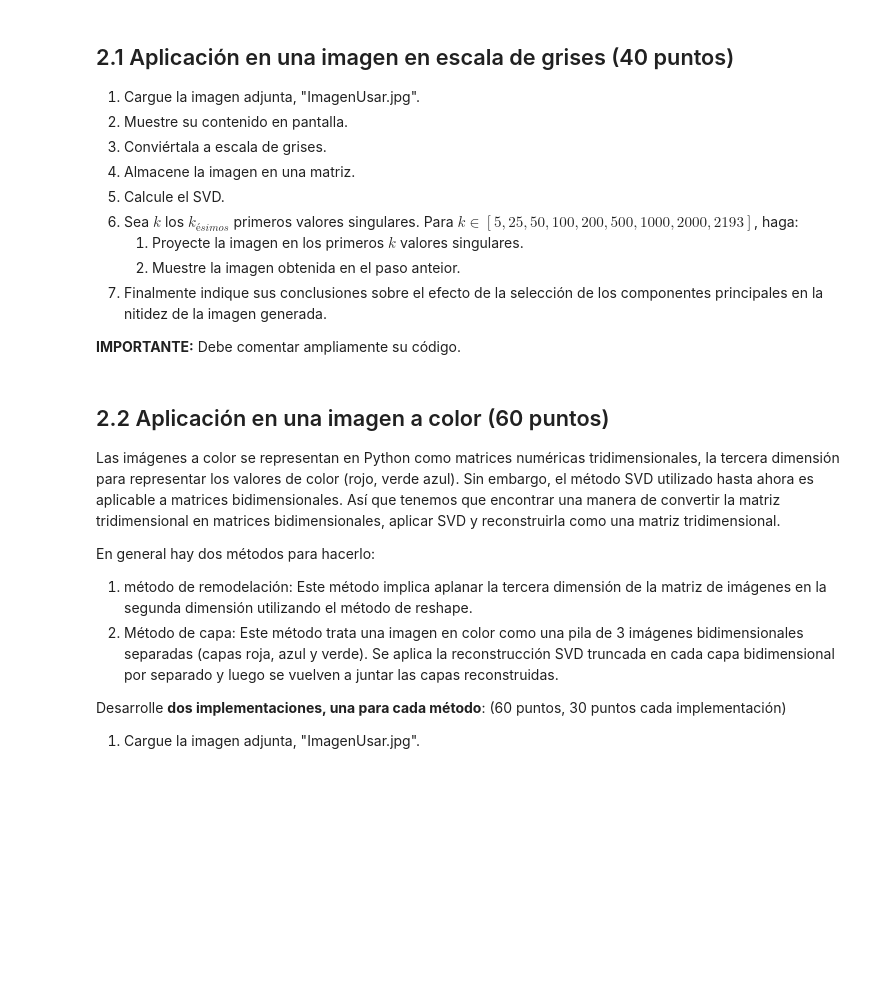
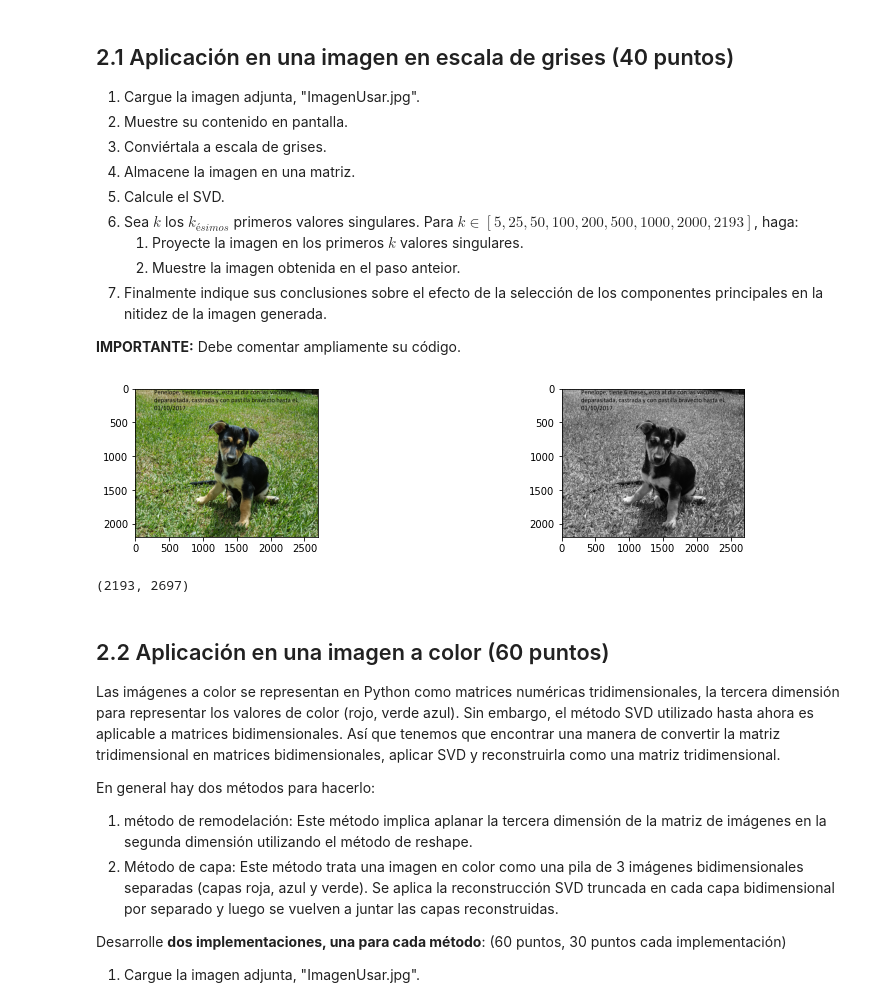
Before and after one commit to GabrielVargasR/University-Artificial-Intelligence, a Jupyter notebook: TC1 - SVD/2021-2-Trabajo_Corto_01.ipynb, the cells around one changed output. Cells and saved outputs as stored; diff of their text form; code cells hidden in the pictures; blank space fills up the shorter version.

Commit message:
worked on grayscale image

```diff
--- a/TC1 - SVD/2021-2-Trabajo_Corto_01.ipynb
+++ b/TC1 - SVD/2021-2-Trabajo_Corto_01.ipynb
@@ -346,6 +346,39 @@ ___
 1. Finalmente indique sus conclusiones sobre el efecto de la selección de los componentes principales en la nitidez de la imagen generada.
 
 **IMPORTANTE:** Debe comentar ampliamente su código.
+# %%
+import matplotlib
+import matplotlib.pyplot as plt
+import numpy as np
+import os
+import pandas as pd
+from PIL import Image, ImageOps
+
+image_name = "imagenUsar.jpg"
+plt.figure(figsize=(14,6)) # makes images bigger
+
+# 1. image is loaded using PIL
+image = Image.open(image_name)
+
+# 2. image shown using plt
+plt.subplot(2, 2, 1) #rows, columns, index
+plt.imshow(image) #loads image
+
+# 3. image is converted to grayscale
+gray_image = ImageOps.grayscale(image)
+
+plt.subplot(2, 2, 2)
+plt.imshow(gray_image, cmap='gray') #loads image
+plt.show() # shows plot
+
+# 4. stores grayscale image in a matrix
+arr = np.asarray(gray_image)
+print(arr.shape)
+
+# 5. calculates SVD
+# %% [output]
+[figure, added]
+(2193, 2697)
 # %% [markdown]
 ## 2.2 Aplicación en una imagen a color  (60 puntos)
 
```
